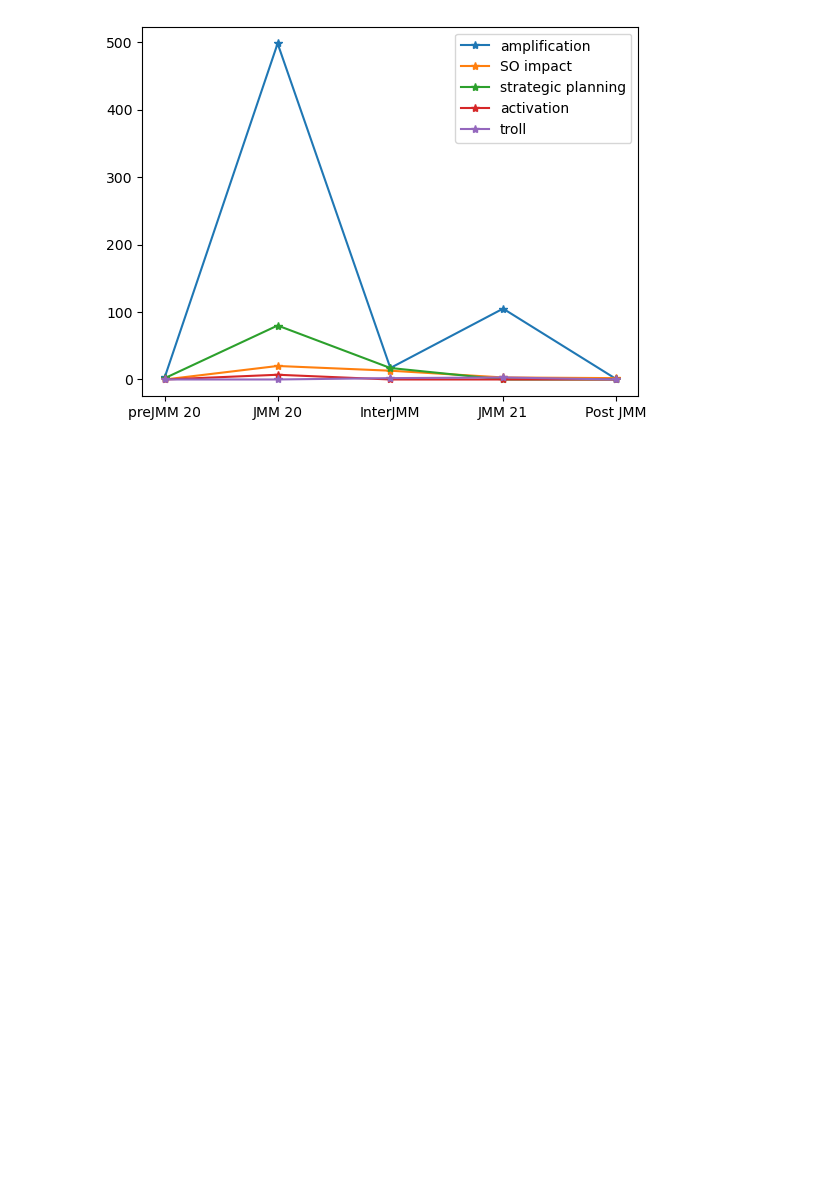
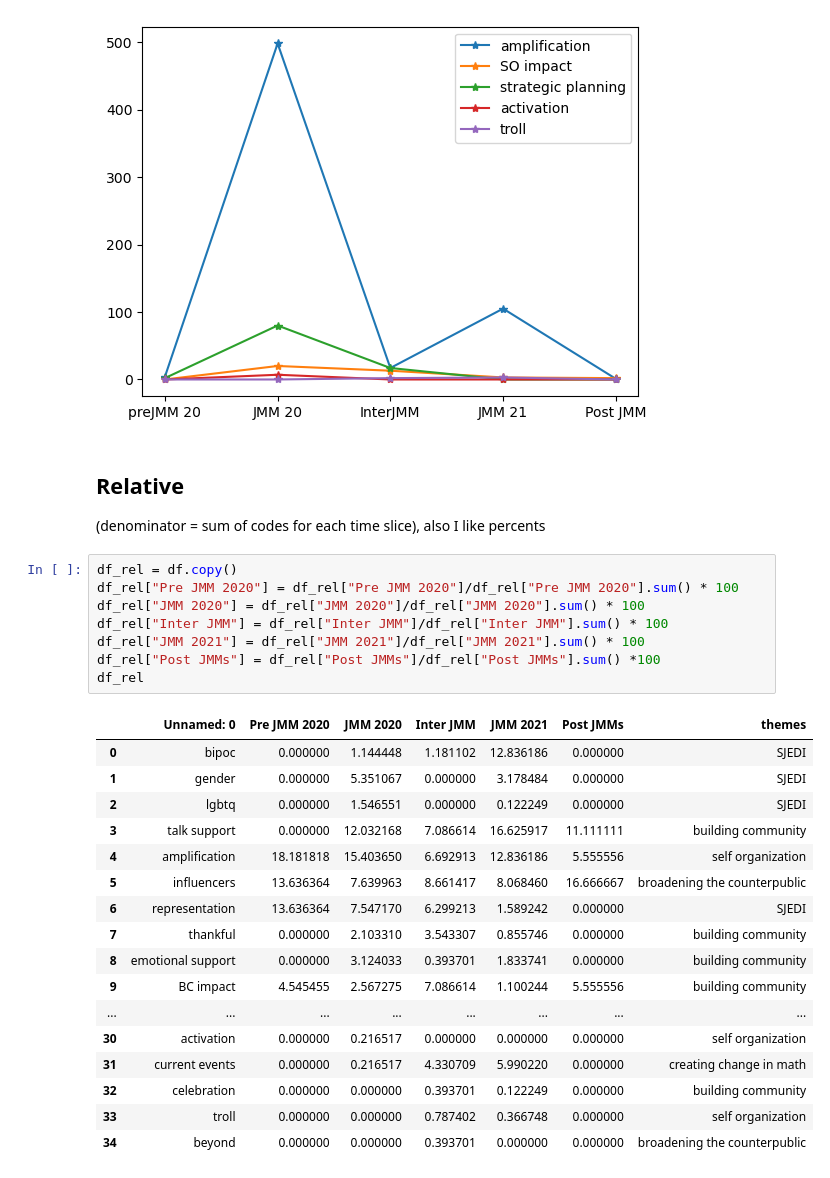
Before and after one commit to DAAAAMNSocialJustice/disruptjmm, a Jupyter notebook: themescodes/Code_Themes_Overtime_Vis.ipynb, the cells around one changed output. Saved outputs shown, nothing was run; the diff lists cells and outputs as text; blank space fills up the shorter version.

```diff
--- a/themescodes/Code_Themes_Overtime_Vis.ipynb
+++ b/themescodes/Code_Themes_Overtime_Vis.ipynb
@@ -109,3 +109,32 @@ plt.legend()
 # %% [output]
 <matplotlib.legend.Legend at 0x...>
 [figure]
+# %% [markdown]
+## Relative
+(denominator = sum of codes for each time slice), also I like percents
+# %%
+df_rel = df.copy()
+df_rel["Pre JMM 2020"] = df_rel["Pre JMM 2020"]/df_rel["Pre JMM 2020"].sum() * 100
+df_rel["JMM 2020"] = df_rel["JMM 2020"]/df_rel["JMM 2020"].sum() * 100
+df_rel["Inter JMM"] = df_rel["Inter JMM"]/df_rel["Inter JMM"].sum() * 100
+df_rel["JMM 2021"] = df_rel["JMM 2021"]/df_rel["JMM 2021"].sum() * 100
+df_rel["Post JMMs"] = df_rel["Post JMMs"]/df_rel["Post JMMs"].sum() *100
+df_rel
+# %% [output]
+|  | Unnamed: 0 | Pre JMM 2020 | JMM 2020 | Inter JMM | JMM 2021 | Post JMMs | themes |
+| 0 | bipoc | 0.000000 | 1.144448 | 1.181102 | 12.836186 | 0.000000 | SJEDI |
+| 1 | gender | 0.000000 | 5.351067 | 0.000000 | 3.178484 | 0.000000 | SJEDI |
+| 2 | lgbtq | 0.000000 | 1.546551 | 0.000000 | 0.122249 | 0.000000 | SJEDI |
+| 3 | talk support | 0.000000 | 12.032168 | 7.086614 | 16.625917 | 11.111111 | building community |
+| 4 | amplification | 18.181818 | 15.403650 | 6.692913 | 12.836186 | 5.555556 | self organization |
+| 5 | influencers | 13.636364 | 7.639963 | 8.661417 | 8.068460 | 16.666667 | broadening the counterpublic |
+| 6 | representation | 13.636364 | 7.547170 | 6.299213 | 1.589242 | 0.000000 | SJEDI |
+| 7 | thankful | 0.000000 | 2.103310 | 3.543307 | 0.855746 | 0.000000 | building community |
+| 8 | emotional support | 0.000000 | 3.124033 | 0.393701 | 1.833741 | 0.000000 | building community |
+| 9 | BC impact | 4.545455 | 2.567275 | 7.086614 | 1.100244 | 5.555556 | building community |
+| ... | ... | ... | ... | ... | ... | ... | ... |
+| 30 | activation | 0.000000 | 0.216517 | 0.000000 | 0.000000 | 0.000000 | self organization |
+| 31 | current events | 0.000000 | 0.216517 | 4.330709 | 5.990220 | 0.000000 | creating change in math |
+| 32 | celebration | 0.000000 | 0.000000 | 0.393701 | 0.122249 | 0.000000 | building community |
+| 33 | troll | 0.000000 | 0.000000 | 0.787402 | 0.366748 | 0.000000 | self organization |
+| 34 | beyond | 0.000000 | 0.000000 | 0.393701 | 0.000000 | 0.000000 | broadening the counterpublic |
```
Also changed, not shown: parts of 2 cells of this notebook.
